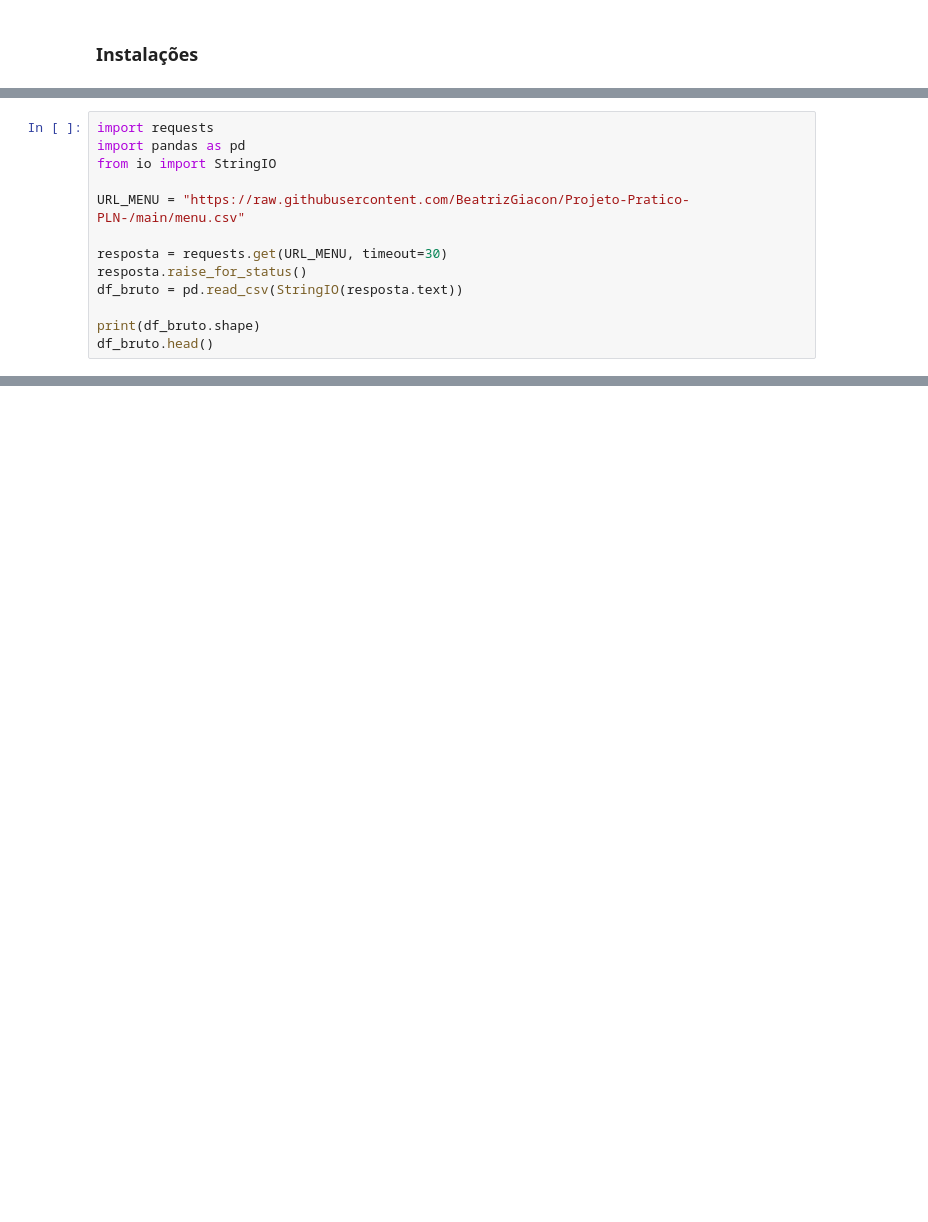
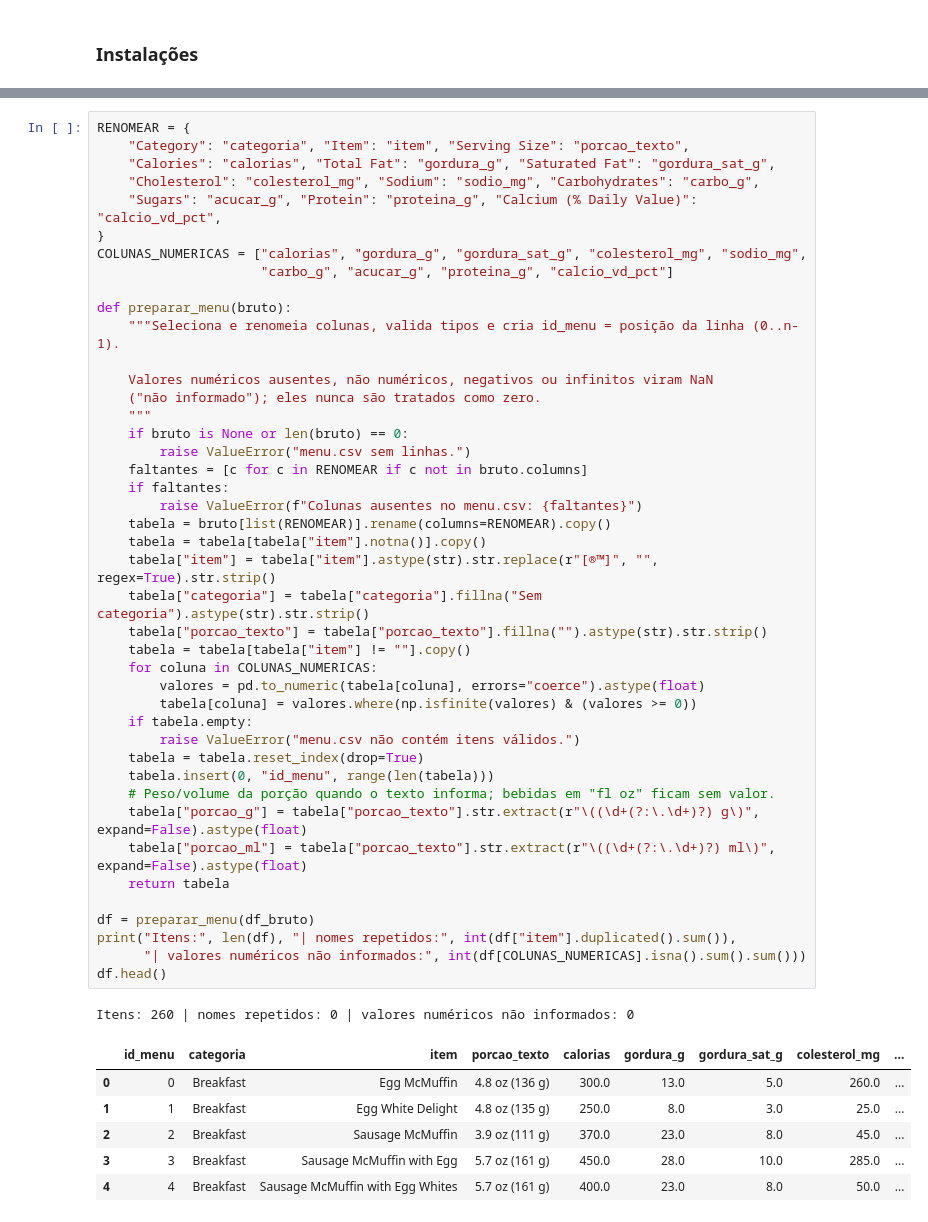
Before and after one commit to BeatrizGiacon/Projeto-Pratico-PLN-, a Jupyter notebook: projeto_pln.ipynb, the cells around one changed output, grey strips where cells are left out. Saved outputs shown, nothing was run; the diff lists cells and outputs as text; blank space fills up the shorter version.

```diff
--- a/projeto_pln.ipynb
+++ b/projeto_pln.ipynb
@@ -44,13 +14,0 @@ Baixa o csv do GitHub
-# %%
-import requests
-import pandas as pd
-from io import StringIO
-
-URL_MENU = "https://raw.githubusercontent.com/BeatrizGiacon/Projeto-Pratico-PLN-/main/menu.csv"
-
-resposta = requests.get(URL_MENU, timeout=30)
-resposta.raise_for_status()
-df_bruto = pd.read_csv(StringIO(resposta.text))
-
-print(df_bruto.shape)
-df_bruto.head()
@@ -626,0 +102,51 @@ Você: sair
+# %%
+RENOMEAR = {
+    "Category": "categoria", "Item": "item", "Serving Size": "porcao_texto",
+    "Calories": "calorias", "Total Fat": "gordura_g", "Saturated Fat": "gordura_sat_g",
+    "Cholesterol": "colesterol_mg", "Sodium": "sodio_mg", "Carbohydrates": "carbo_g",
+    "Sugars": "acucar_g", "Protein": "proteina_g", "Calcium (% Daily Value)": "calcio_vd_pct",
+}
+COLUNAS_NUMERICAS = ["calorias", "gordura_g", "gordura_sat_g", "colesterol_mg", "sodio_mg",
+                     "carbo_g", "acucar_g", "proteina_g", "calcio_vd_pct"]
+
+def preparar_menu(bruto):
+    """Seleciona e renomeia colunas, valida tipos e cria id_menu = posição da linha (0..n-1).
+
+    Valores numéricos ausentes, não numéricos, negativos ou infinitos viram NaN
+    ("não informado"); eles nunca são tratados como zero.
+    """
+    if bruto is None or len(bruto) == 0:
+        raise ValueError("menu.csv sem linhas.")
+    faltantes = [c for c in RENOMEAR if c not in bruto.columns]
+    if faltantes:
+        raise ValueError(f"Colunas ausentes no menu.csv: {faltantes}")
+    tabela = bruto[list(RENOMEAR)].rename(columns=RENOMEAR).copy()
+    tabela = tabela[tabela["item"].notna()].copy()
+    tabela["item"] = tabela["item"].astype(str).str.replace(r"[®™]", "", regex=True).str.strip()
+    tabela["categoria"] = tabela["categoria"].fillna("Sem categoria").astype(str).str.strip()
+    tabela["porcao_texto"] = tabela["porcao_texto"].fillna("").astype(str).str.strip()
+    tabela = tabela[tabela["item"] != ""].copy()
+    for coluna in COLUNAS_NUMERICAS:
+        valores = pd.to_numeric(tabela[coluna], errors="coerce").astype(float)
+        tabela[coluna] = valores.where(np.isfinite(valores) & (valores >= 0))
+    if tabela.empty:
+        raise ValueError("menu.csv não contém itens válidos.")
+    tabela = tabela.reset_index(drop=True)
+    tabela.insert(0, "id_menu", range(len(tabela)))
+    # Peso/volume da porção quando o texto informa; bebidas em "fl oz" ficam sem valor.
+    tabela["porcao_g"] = tabela["porcao_texto"].str.extract(r"\((\d+(?:\.\d+)?) g\)", expand=False).astype(float)
+    tabela["porcao_ml"] = tabela["porcao_texto"].str.extract(r"\((\d+(?:\.\d+)?) ml\)", expand=False).astype(float)
+    return tabela
+
+df = preparar_menu(df_bruto)
+print("Itens:", len(df), "| nomes repetidos:", int(df["item"].duplicated().sum()),
+      "| valores numéricos não informados:", int(df[COLUNAS_NUMERICAS].isna().sum().sum()))
+df.head()
+# %% [output]
+Itens: 260 | nomes repetidos: 0 | valores numéricos não informados: 0
+|  | id_menu | categoria | item | porcao_texto | calorias | gordura_g | gordura_sat_g | colesterol_mg | ... |
+| 0 | 0 | Breakfast | Egg McMuffin | 4.8 oz (136 g) | 300.0 | 13.0 | 5.0 | 260.0 | ... |
+| 1 | 1 | Breakfast | Egg White Delight | 4.8 oz (135 g) | 250.0 | 8.0 | 3.0 | 25.0 | ... |
+| 2 | 2 | Breakfast | Sausage McMuffin | 3.9 oz (111 g) | 370.0 | 23.0 | 8.0 | 45.0 | ... |
+| 3 | 3 | Breakfast | Sausage McMuffin with Egg | 5.7 oz (161 g) | 450.0 | 28.0 | 10.0 | 285.0 | ... |
+| 4 | 4 | Breakfast | Sausage McMuffin with Egg Whites | 5.7 oz (161 g) | 400.0 | 23.0 | 8.0 | 50.0 | ... |
```
Also changed, not shown: parts of 53 cells of this notebook.
